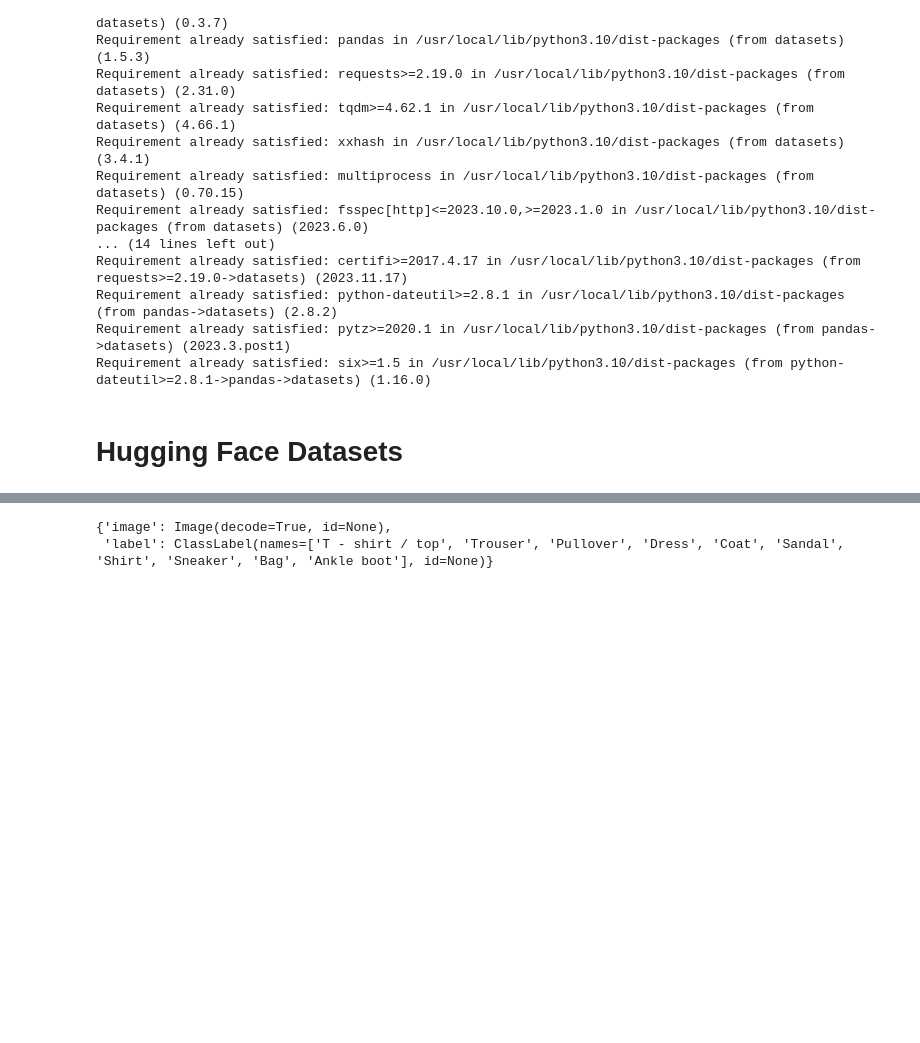
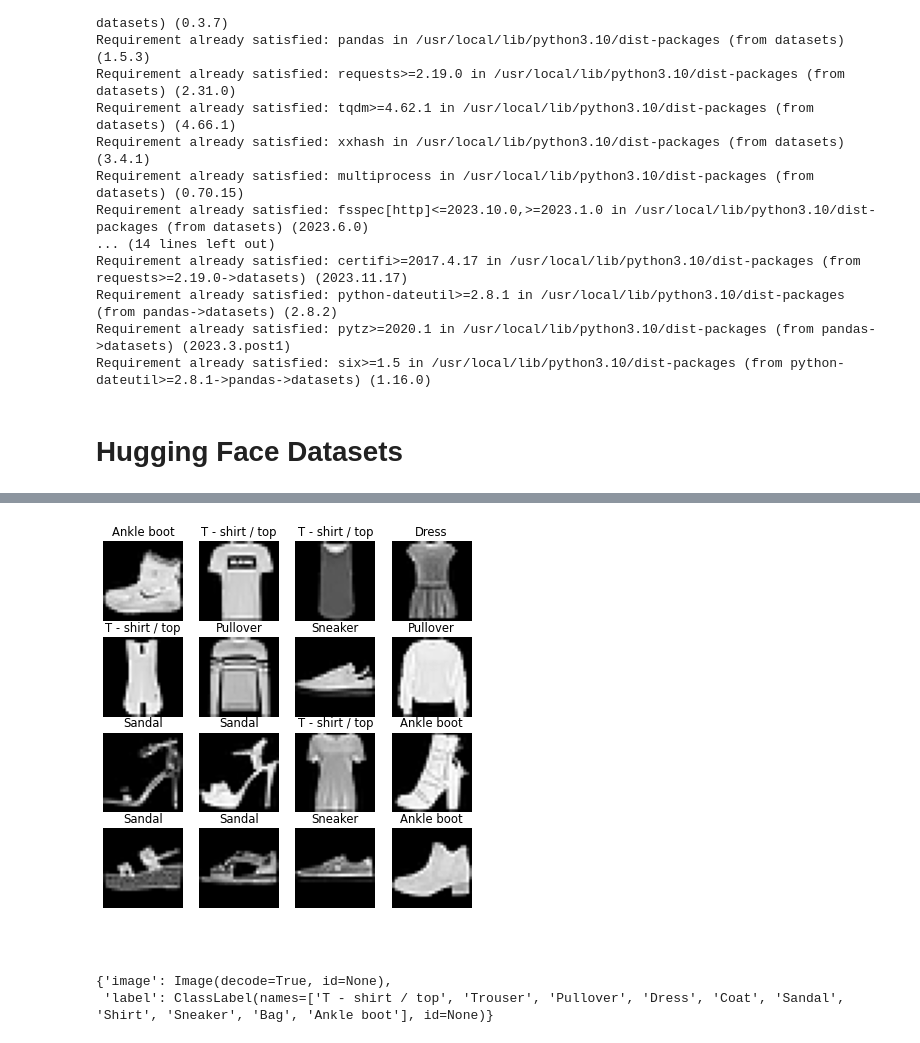
Before and after one commit to mzohaibnasir/NeuralNotes, a Jupyter notebook: 07_autoencoders_deepDiveIntoBasics.ipynb, the cells around one changed output, grey strips where cells are left out. Drawn from its saved outputs; the diff is of its cells as text; code cells hidden in the pictures; blank space fills up the shorter version.

```diff
--- a/07_autoencoders_deepDiveIntoBasics.ipynb
+++ b/07_autoencoders_deepDiveIntoBasics.ipynb
@@ -64,0 +179,4 @@ print(ds_builder.info.description)
+# %%
+dt = dls['train']
+dv = dls['test']
+dt,dv
@@ -64,0 +186,3 @@ print(ds_builder.info.description)
+# %%
+xb, yb = next(iter(dt))
+xb.shape, yb.shape
@@ -64,0 +191,3 @@ print(ds_builder.info.description)
+# %%
+labels = ds.features['label'].names
+labels
@@ -64,0 +205,4 @@ print(ds_builder.info.description)
+# %%
+lbl_getter = itemgetter(*yb[:16])
+titles = lbl_getter(labels)
+titles
@@ -64,0 +228,5 @@ print(ds_builder.info.description)
+# %%
+mpl.rcParams['figure.dpi'] = 70
+show_images(xb[:16], imsize=1.7, titles=titles)
+# %% [output]
+[figure, added]
@@ -65,3 +235,5 @@ print(ds_builder.info.description)
+# %% [markdown]
+#
 # %%
 ds_builder.info.features
 # %% [output]
```
Also changed, not shown: parts of 23 cells of this notebook.
